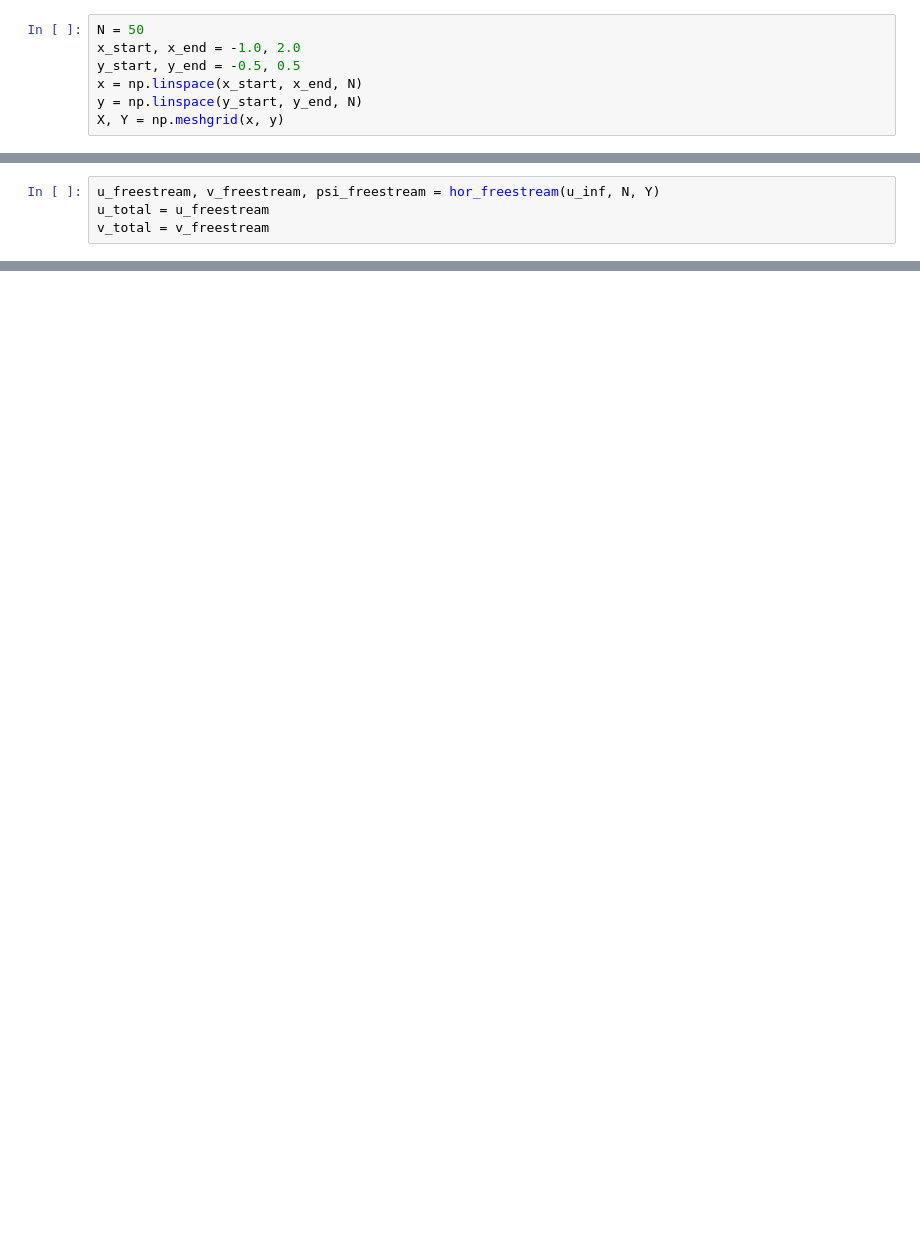
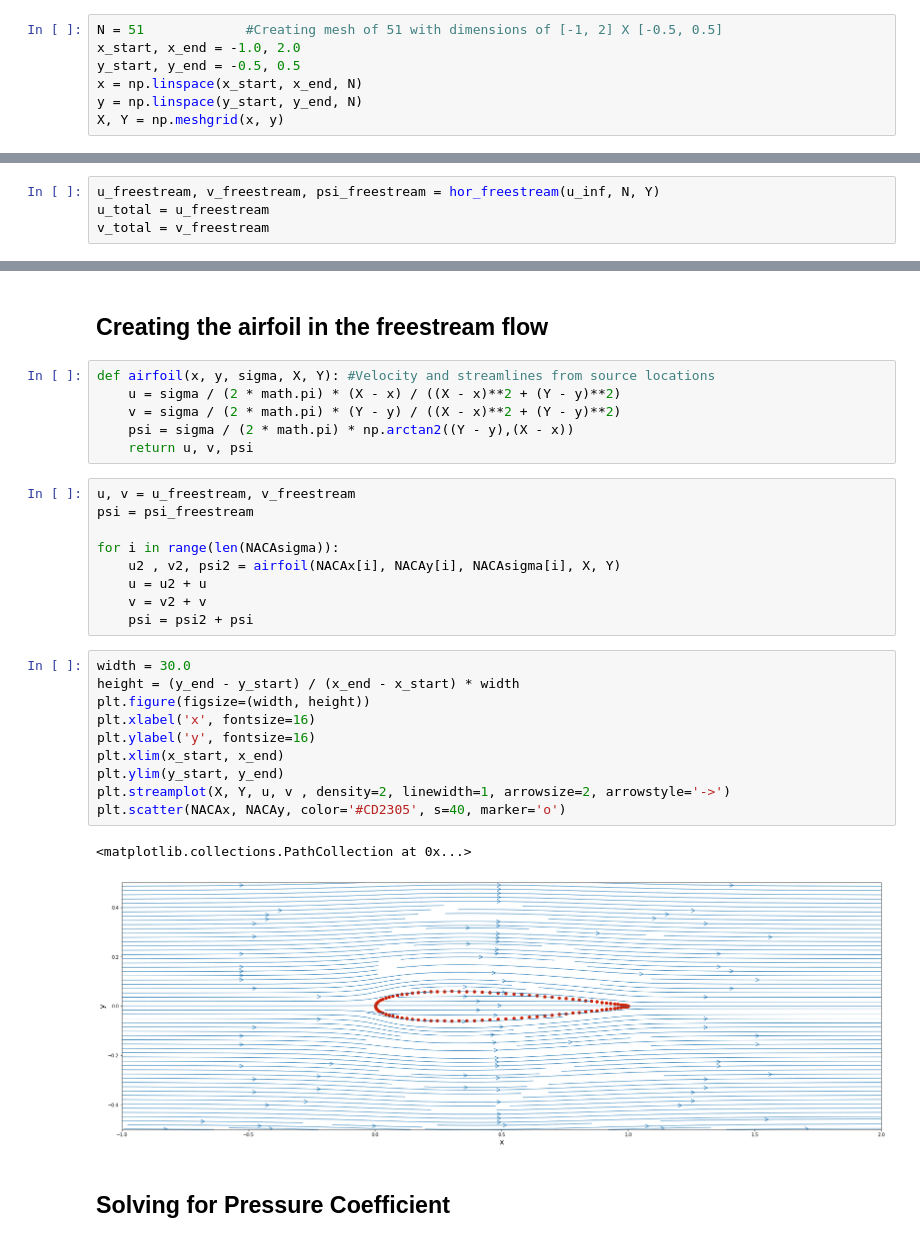
Before and after one commit to ckennedy17/mae6226, a Jupyter notebook: homework_1/homework_1_code.ipynb, the cells around one changed output, grey strips where cells are left out. Cells and saved outputs as stored; diff of their text form; blank space fills up the shorter version.

```diff
--- a/homework_1/homework_1_code.ipynb
+++ b/homework_1/homework_1_code.ipynb
@@ -9,7 +11,7 @@ NACAx = np.loadtxt('NACA0012_x.txt', dtype= 'float')
 NACAy = np.loadtxt('NACA0012_y.txt', dtype = 'float')
 NACAsigma = np.loadtxt('NACA0012_sigma.txt', dtype = 'float')
 # %%
-N = 50
+N = 51             #Creating mesh of 51 with dimensions of [-1, 2] X [-0.5, 0.5]
 x_start, x_end = -1.0, 2.0
 y_start, y_end = -0.5, 0.5
 x = np.linspace(x_start, x_end, N)
@@ -39,3 +44,35 @@ plt.streamplot(X, Y, u_total, v_total , density=2, linewidth=1, arrowsize=2, arr
 # %% [output]
 <matplotlib.streamplot.StreamplotSet at 0x...>
 [figure]
+# %% [markdown]
+## Creating the airfoil in the freestream flow
+# %%
+def airfoil(x, y, sigma, X, Y): #Velocity and streamlines from source locations
+    u = sigma / (2 * math.pi) * (X - x) / ((X - x)**2 + (Y - y)**2)
+    v = sigma / (2 * math.pi) * (Y - y) / ((X - x)**2 + (Y - y)**2)
+    psi = sigma / (2 * math.pi) * np.arctan2((Y - y),(X - x))
+    return u, v, psi
+# %%
+u, v = u_freestream, v_freestream
+psi = psi_freestream
+
+for i in range(len(NACAsigma)):
+    u2 , v2, psi2 = airfoil(NACAx[i], NACAy[i], NACAsigma[i], X, Y)
+    u = u2 + u
+    v = v2 + v
+    psi = psi2 + psi
+# %%
+width = 30.0
+height = (y_end - y_start) / (x_end - x_start) * width
+plt.figure(figsize=(width, height))
+plt.xlabel('x', fontsize=16)
+plt.ylabel('y', fontsize=16)
+plt.xlim(x_start, x_end)
+plt.ylim(y_start, y_end)
+plt.streamplot(X, Y, u, v , density=2, linewidth=1, arrowsize=2, arrowstyle='->')
+plt.scatter(NACAx, NACAy, color='#CD2305', s=40, marker='o')
+# %% [output]
+<matplotlib.collections.PathCollection at 0x...>
+[figure, added]
+# %% [markdown]
+## Solving for Pressure Coefficient
```
Also changed, not shown: parts of 11 cells of this notebook.
